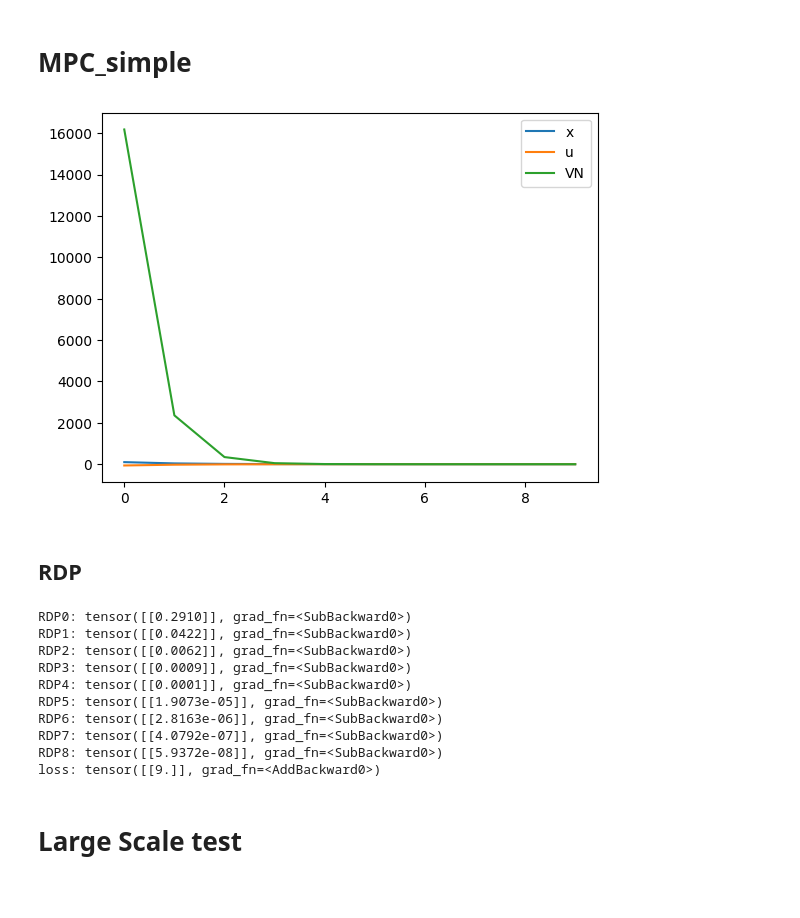
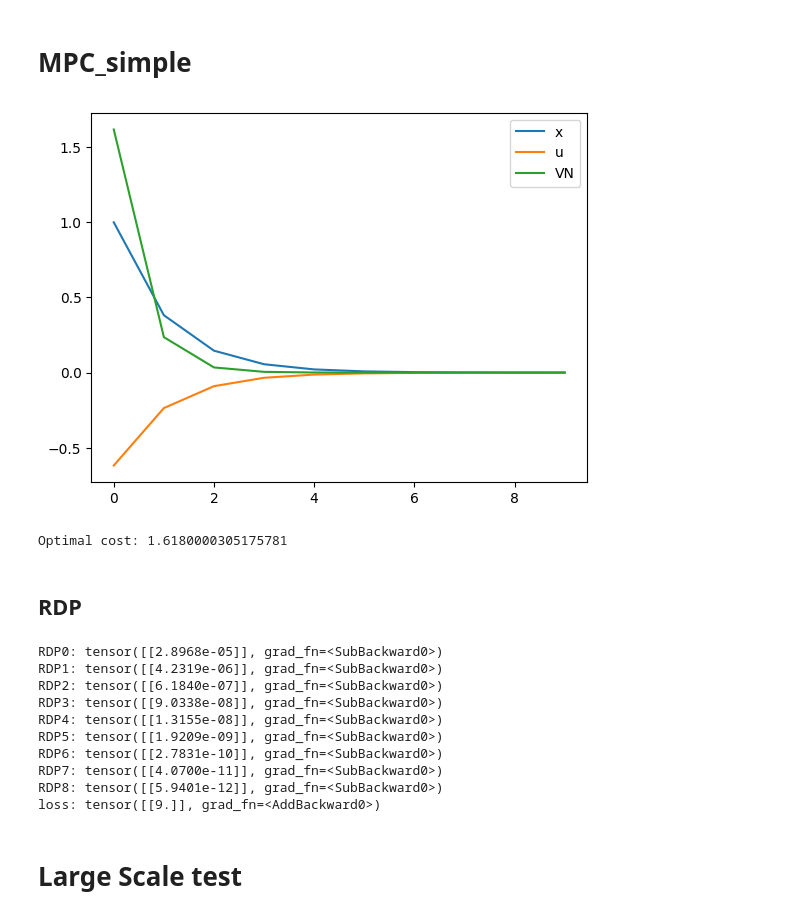
Before and after one commit to anby-dmr/RDP_asym_stability, a Jupyter notebook: direct_LQR_test.ipynb, the cells around one changed output. Saved outputs shown, nothing was run; the diff lists cells and outputs as text; code cells hidden in the pictures.

Commit message:
几个主要改动： 1. 训练的截止条件，目前是采用：最近50次的loss<eps，从Qf=1开始可以训到1.618左右的位置。 2. 加了一个函数专门用来画轨迹图。在Large scale test里，每隔100次迭代，按照x_init=1画一次轨迹图。 3. 其他一些细节问题，记录在清单。

```diff
--- a/direct_LQR_test.ipynb
+++ b/direct_LQR_test.ipynb
@@ -77,6 +77,20 @@ J:
 tensor([[1.6180]])
 # %% [markdown]
 # MPC_simple
+# %%
+def plot_seq(x_seq, u_seq, VN_seq):
+    print('x_init:', x_seq[0])
+    print('Optimal value:', VN_seq[0])
+    x_plot = [x.item() for x in x_seq]
+    u_plot = [u.item() for u in u_seq]
+    VN_plot = [VN.item() for VN in VN_seq]
+
+    import matplotlib.pyplot as plt
+    plt.plot(x_plot, label='x')
+    plt.plot(u_plot, label='u')
+    plt.plot(VN_plot, label='VN')
+    plt.legend()
+    plt.show()
 # %%
 # Construct MPC problem
 # Use float32
@@ -85,52 +99,37 @@ DTYPES = torch.float32
 torch.set_default_dtype(DTYPES)
 MPC_T = 10 # MPC time horizon
 A = torch.tensor([[1.]])
 B = torch.tensor([[1.]])
 Q = torch.tensor([[1.]])
 R = torch.tensor([[1.]])
 Qf = nn.Parameter(torch.tensor([[1.618]])) # Trainable
 N = torch.tensor([[0.]])
 T = 1 # OCP time horizon
 nx = 1
 nu = 1
 
-x_init = torch.tensor([[100.]])
+x_init = torch.tensor([[1.]])
 
 def mpc(A, B, N, Q, R, Qf, T, x_init):
     x = x_init
     x_list = []
     u_list = []
     VN_list = []
     for i in range(MPC_T):
         P, F, J = LQR_PF(A, B, N, Q, R, Qf, T, x)
         u = F[0] @ x
         x_list.append(x)
         u_list.append(u)
         x = A @ x + B @ u
         VN_list.append(J)
     return x_list, u_list, VN_list
 
 x_list, u_list, VN_list = mpc(A, B, N, Q, R, Qf, T, x_init)
 
-# print('x_list:')
-# print(x_list)
-# print('u_list:')
-# print(u_list)
-# print('VN_list:')
-# print(VN_list)
-
-x_plot = [x[0].item() for x in x_list]
-u_plot = [u[0].item() for u in u_list]
-VN_plot = [VN.item() for VN in VN_list]
-
-import matplotlib.pyplot as plt
-plt.plot(x_plot, label='x')
-plt.plot(u_plot, label='u')
-plt.plot(VN_plot, label='VN')
-plt.legend()
-plt.show()
+plot_seq(x_list, u_list, VN_list)
 # %% [output]
-[figure, old version]
+[figure, new version]
+Optimal cost: 1.6180000305175781
 # %% [markdown]
 ## RDP
 # %%
@@ -168,15 +167,15 @@ print(f'loss: {loss}')
 # loss.backward()
 # print(Qf.grad)
 # %% [output]
-RDP0: tensor([[0.2910]], grad_fn=<SubBackward0>)
-RDP1: tensor([[0.0422]], grad_fn=<SubBackward0>)
-RDP2: tensor([[0.0062]], grad_fn=<SubBackward0>)
-RDP3: tensor([[0.0009]], grad_fn=<SubBackward0>)
-RDP4: tensor([[0.0001]], grad_fn=<SubBackward0>)
-RDP5: tensor([[1.9073e-05]], grad_fn=<SubBackward0>)
-RDP6: tensor([[2.8163e-06]], grad_fn=<SubBackward0>)
-RDP7: tensor([[4.0792e-07]], grad_fn=<SubBackward0>)
-RDP8: tensor([[5.9372e-08]], grad_fn=<SubBackward0>)
+RDP0: tensor([[2.8968e-05]], grad_fn=<SubBackward0>)
+RDP1: tensor([[4.2319e-06]], grad_fn=<SubBackward0>)
+RDP2: tensor([[6.1840e-07]], grad_fn=<SubBackward0>)
+RDP3: tensor([[9.0338e-08]], grad_fn=<SubBackward0>)
+RDP4: tensor([[1.3155e-08]], grad_fn=<SubBackward0>)
+RDP5: tensor([[1.9209e-09]], grad_fn=<SubBackward0>)
+RDP6: tensor([[2.7831e-10]], grad_fn=<SubBackward0>)
+RDP7: tensor([[4.0700e-11]], grad_fn=<SubBackward0>)
+RDP8: tensor([[5.9401e-12]], grad_fn=<SubBackward0>)
 loss: tensor([[9.]], grad_fn=<AddBackward0>)
 # %% [markdown]
 # Large Scale test
```
Also changed, not shown: parts of 3 cells of this notebook.
